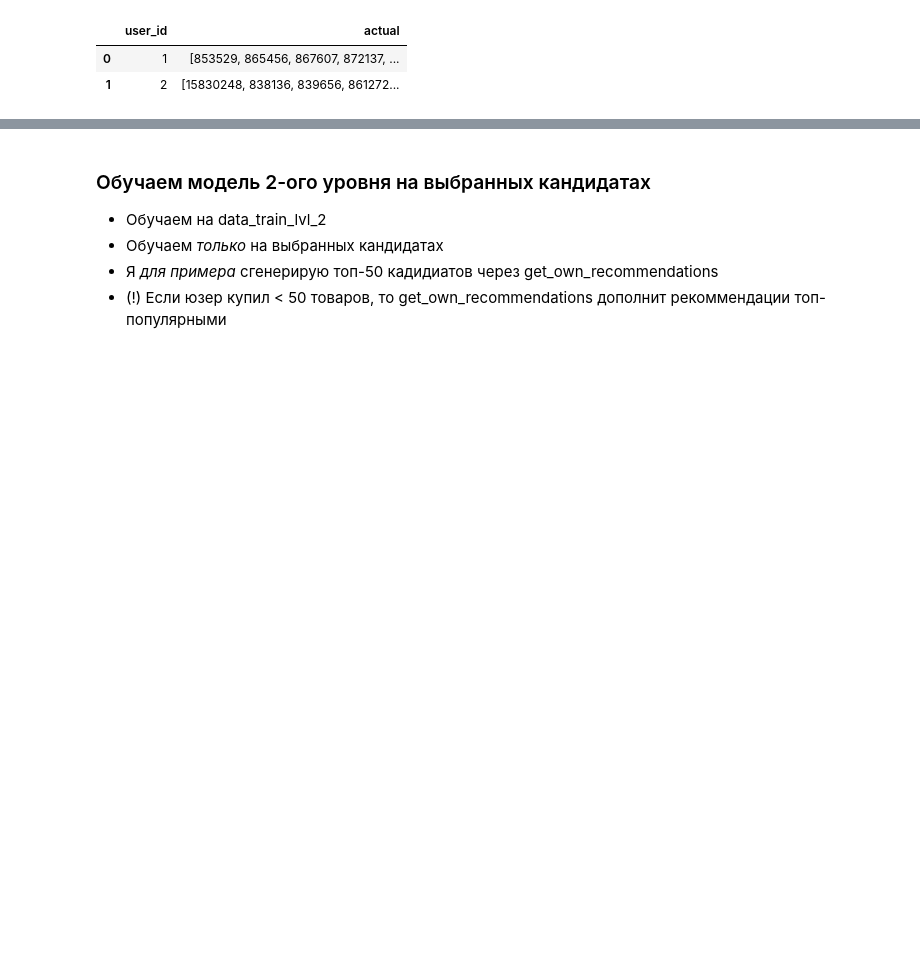
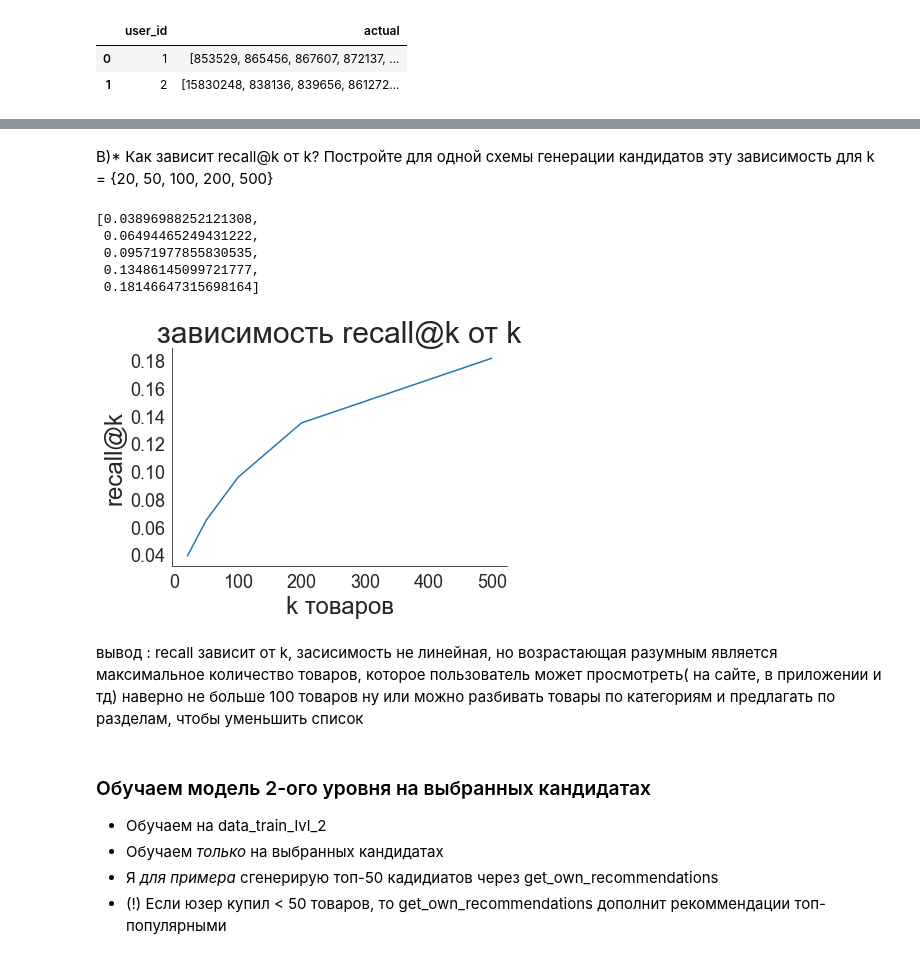
Before and after one commit to lilyababina/rekomen_sist, a Jupyter notebook: webinar_6.ipynb, the cells around one changed output, grey strips where cells are left out. Saved outputs shown, nothing was run; the diff lists cells and outputs as text; code cells hidden in the pictures; blank space fills up the shorter version.

```diff
--- a/webinar_6.ipynb
+++ b/webinar_6.ipynb
@@ -177,0 +186,8 @@ result_lvl_1.head(2)
+# %%
+#train
+popularity = data_train_lvl_1.groupby('item_id')['quantity'].sum().reset_index()
+popularity.rename(columns={'quantity': 'n_sold'}, inplace=True)
+
+top_25 = popularity.sort_values('n_sold', ascending=False).head(25).item_id.tolist()
+# %%
+result_lvl_1['own_rec_and_top'] = result_lvl_1['user_id'].apply(lambda x: recommender.get_own_recommendations(x, N=25)+top_25)
@@ -178,3 +201,37 @@ result_lvl_1.head(2)
+# %% [markdown]
+B)* Как зависит recall@k от k? Постройте для одной схемы генерации кандидатов эту зависимость для k = {20, 50, 100, 200, 500}
+# %%
+recall_all = []
+k_all = [20, 50, 100, 200, 500]
+for m in k_all:
+    result_lvl_1['own_rec_k'] = result_lvl_1['user_id'].apply(lambda x: recommender.get_own_recommendations(x, N=m))
+    recall_all.append(result_lvl_1.apply(lambda row: recall_at_k(row['own_rec_k'], row['actual'], k=m), axis=1).mean())
+# %%
+recall_all
+# %% [output]
+[0.03896988252121308,
+ 0.06494465249431222,
+ 0.09571977855830535,
+ 0.13486145099721777,
+ 0.18146647315698164]
+# %%
+import seaborn as sns
+sns.set_style('white')
+fig, ax = plt.subplots()
+sns.despine(fig);
+plt.plot(k_all, recall_all);
+plt.xlabel('k товаров', fontsize=24);
+plt.ylabel('recall@k', fontsize=24);
+plt.xticks(fontsize=18);
+plt.yticks(fontsize=18);
+plt.title('зависимость recall@k от k', fontsize=30);
+# %% [output]
+[figure, added]
+# %% [markdown]
+вывод : recall зависит от k, засисимость не линейная, но возрастающая
+разумным является максимальное количество товаров, которое пользователь может просмотреть( на сайте, в приложении и тд)
+наверно не больше 100 товаров
+ну или можно разбивать товары по категориям и предлагать по разделам, чтобы уменьшить список
 # %% [markdown]
 ### Обучаем модель 2-ого уровня на выбранных кандидатах
 
```
Also changed, not shown: parts of 86 cells of this notebook.
